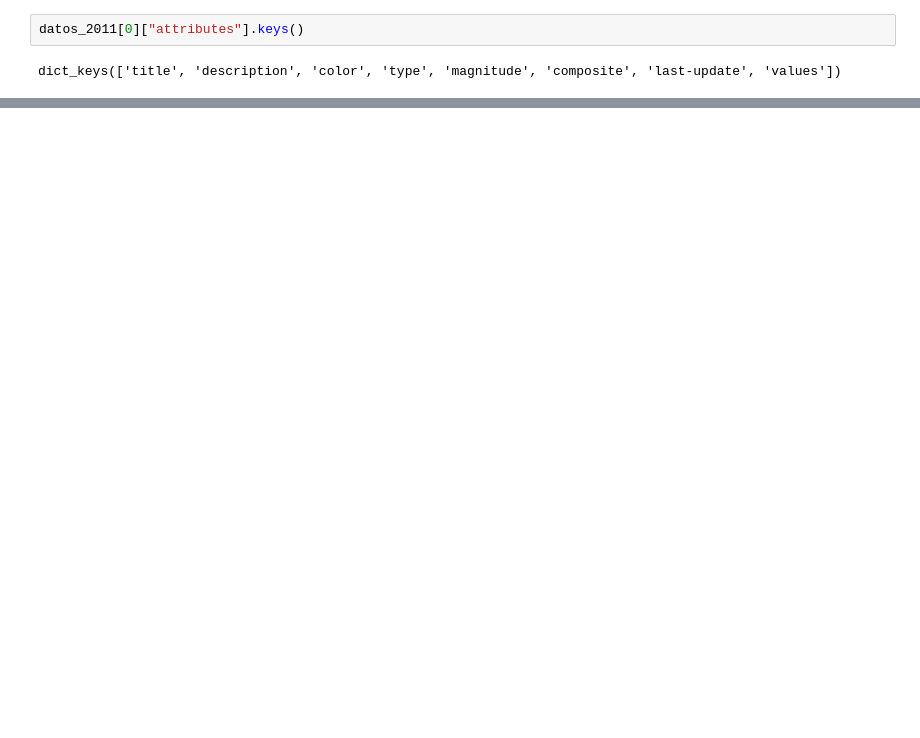
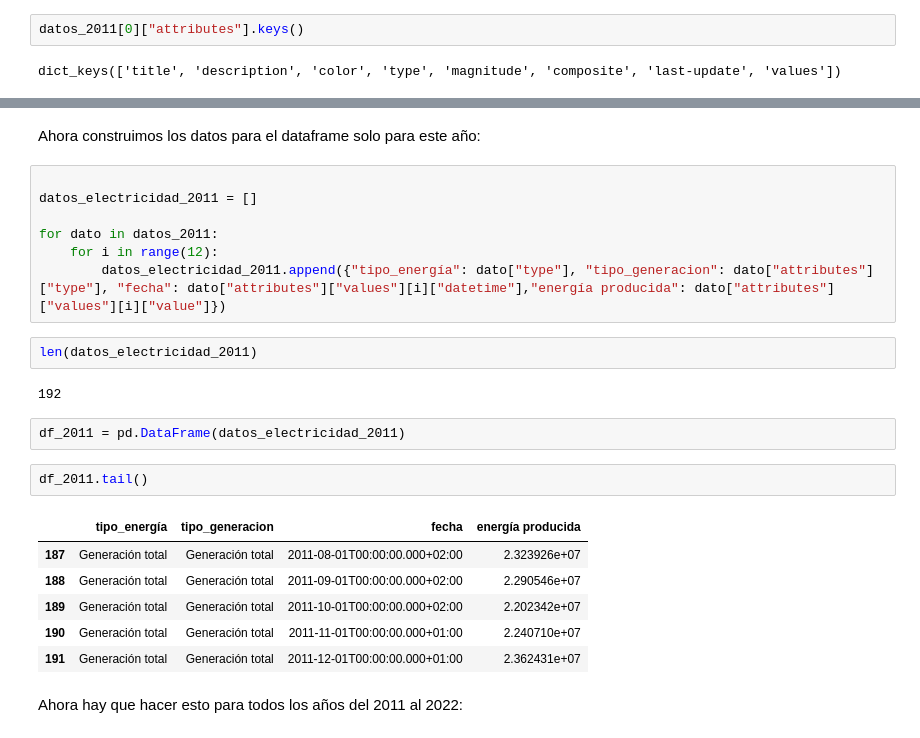
Before and after one commit to marianela-gomez/pair_mod2_cym, a Jupyter notebook: leccion_01_APIs.ipynb, the cells around one changed output, grey strips where cells are left out. Saved outputs shown, nothing was run; the diff lists cells and outputs as text; blank space fills up the shorter version.

```diff
--- a/leccion_01_APIs.ipynb
+++ b/leccion_01_APIs.ipynb
@@ -182,0 +193,26 @@ len(llamada.json()["included"][5]["attributes"]["values"])
+# %% [markdown]
+Ahora construimos los datos para el dataframe solo para este año:
+# %%
+
+datos_electricidad_2011 = []
+
+for dato in datos_2011:
+    for i in range(12):
+        datos_electricidad_2011.append({"tipo_energía": dato["type"], "tipo_generacion": dato["attributes"]["type"], "fecha": dato["attributes"]["values"][i]["datetime"],"energía producida": dato["attributes"]["values"][i]["value"]})
+# %%
+len(datos_electricidad_2011)
+# %% [output]
+192
+# %%
+df_2011 = pd.DataFrame(datos_electricidad_2011)
+# %%
+df_2011.tail()
+# %% [output]
+|  | tipo_energía | tipo_generacion | fecha | energía producida |
+| 187 | Generación total | Generación total | 2011-08-01T00:00:00.000+02:00 | 2.323926e+07 |
+| 188 | Generación total | Generación total | 2011-09-01T00:00:00.000+02:00 | 2.290546e+07 |
+| 189 | Generación total | Generación total | 2011-10-01T00:00:00.000+02:00 | 2.202342e+07 |
+| 190 | Generación total | Generación total | 2011-11-01T00:00:00.000+01:00 | 2.240710e+07 |
+| 191 | Generación total | Generación total | 2011-12-01T00:00:00.000+01:00 | 2.362431e+07 |
+# %% [markdown]
+Ahora hay que hacer esto para todos los años del 2011 al 2022:
```
Also changed, not shown: parts of 12 cells of this notebook.
